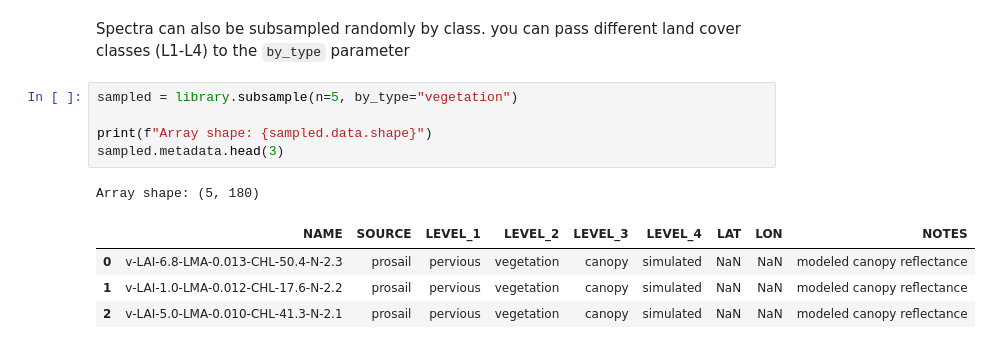
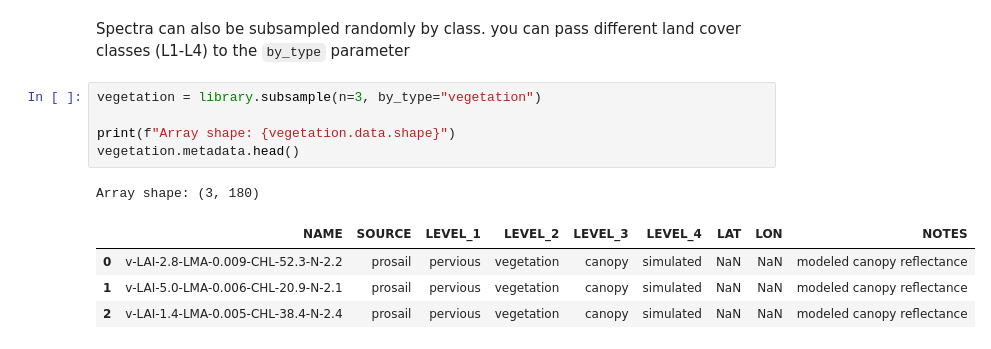
Before and after one commit to earth-chris/earthlib, a Jupyter notebook: docs/api_walkthrough.ipynb, the cells around one changed output. Saved outputs shown, nothing was run; the diff lists cells and outputs as text.

```diff
--- a/docs/api_walkthrough.ipynb
+++ b/docs/api_walkthrough.ipynb
@@ -139,13 +141,13 @@ Data type: float32
 # %% [markdown]
 Spectra can also be subsampled randomly by class. you can pass different land cover classes (L1-L4) to the `by_type` parameter
 # %%
-sampled = library.subsample(n=5, by_type="vegetation")
+vegetation = library.subsample(n=3, by_type="vegetation")
 
-print(f"Array shape: {sampled.data.shape}")
-sampled.metadata.head(3)
+print(f"Array shape: {vegetation.data.shape}")
+vegetation.metadata.head()
 # %% [output]
-Array shape: (5, 180)
+Array shape: (3, 180)
 |  | NAME | SOURCE | LEVEL_1 | LEVEL_2 | LEVEL_3 | LEVEL_4 | LAT | LON | NOTES |
-| 0 | v-LAI-6.8-LMA-0.013-CHL-50.4-N-2.3 | prosail | pervious | vegetation | canopy | simulated | NaN | NaN | modeled canopy reflectance |
-| 1 | v-LAI-1.0-LMA-0.012-CHL-17.6-N-2.2 | prosail | pervious | vegetation | canopy | simulated | NaN | NaN | modeled canopy reflectance |
-| 2 | v-LAI-5.0-LMA-0.010-CHL-41.3-N-2.1 | prosail | pervious | vegetation | canopy | simulated | NaN | NaN | modeled canopy reflectance |
+| 0 | v-LAI-2.8-LMA-0.009-CHL-52.3-N-2.2 | prosail | pervious | vegetation | canopy | simulated | NaN | NaN | modeled canopy reflectance |
+| 1 | v-LAI-5.0-LMA-0.006-CHL-20.9-N-2.1 | prosail | pervious | vegetation | canopy | simulated | NaN | NaN | modeled canopy reflectance |
+| 2 | v-LAI-1.4-LMA-0.005-CHL-38.4-N-2.4 | prosail | pervious | vegetation | canopy | simulated | NaN | NaN | modeled canopy reflectance |
```
Also changed, not shown: parts of 17 cells of this notebook.
